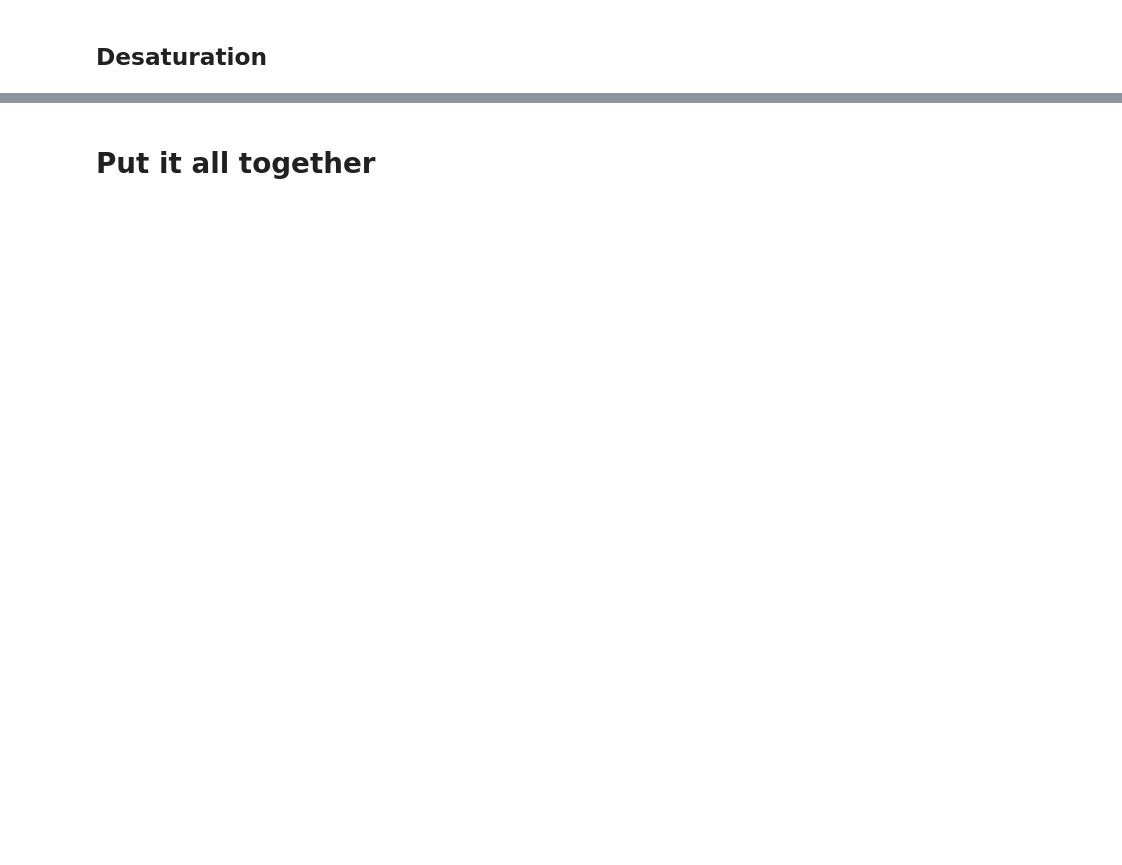
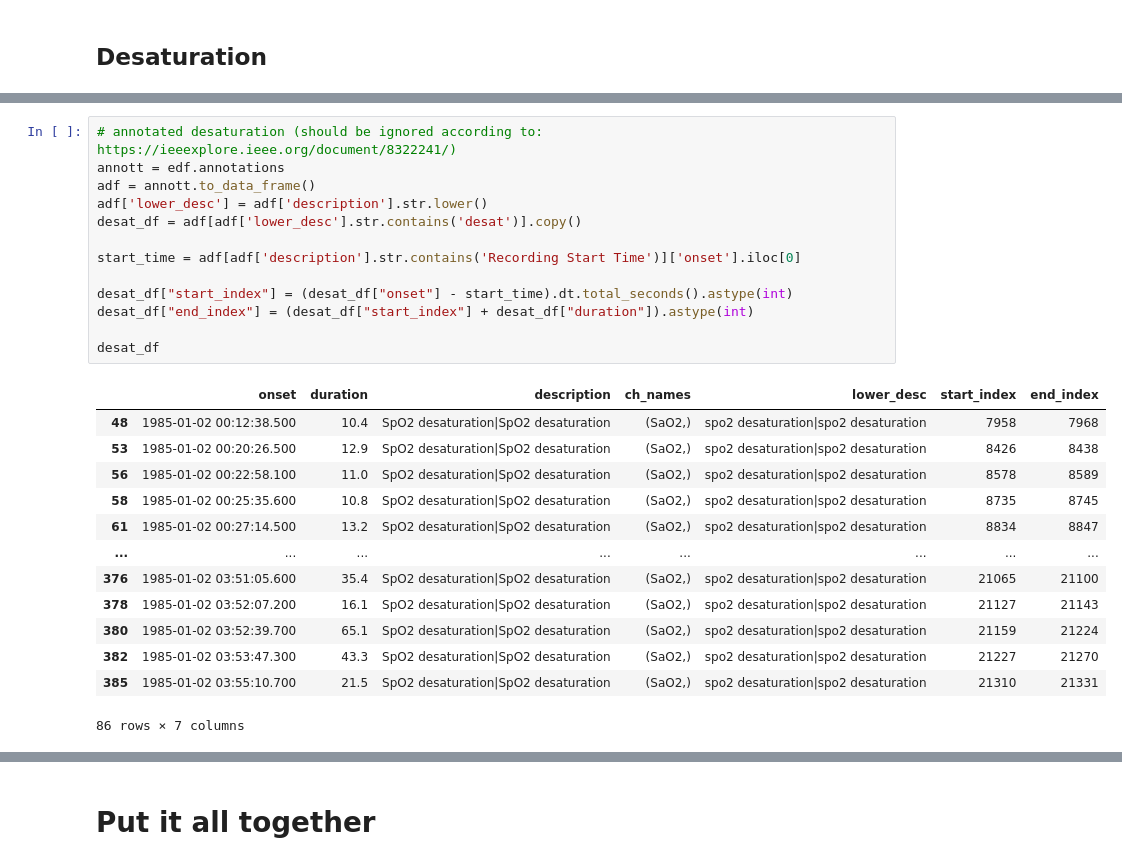
Before and after one commit to dattran-itrvn/Sleep-Apnea-Detection, a Jupyter notebook: prepare_data.ipynb, the cells around one changed output, grey strips where cells are left out. Drawn from its saved outputs; the diff is of its cells as text; blank space fills up the shorter version.

```diff
--- a/prepare_data.ipynb
+++ b/prepare_data.ipynb
@@ -246,3 +294,30 @@ events
+# %%
+# annotated desaturation (should be ignored according to: https://ieeexplore.ieee.org/document/8322241/)
+annott = edf.annotations
+adf = annott.to_data_frame()
+adf['lower_desc'] = adf['description'].str.lower()
+desat_df = adf[adf['lower_desc'].str.contains('desat')].copy()
+
+start_time = adf[adf['description'].str.contains('Recording Start Time')]['onset'].iloc[0]
+
+desat_df["start_index"] = (desat_df["onset"] - start_time).dt.total_seconds().astype(int)
+desat_df["end_index"] = (desat_df["start_index"] + desat_df["duration"]).astype(int)
+
+desat_df
+# %% [output]
+|  | onset | duration | description | ch_names | lower_desc | start_index | end_index |
+| 48 | 1985-01-02 00:12:38.500 | 10.4 | SpO2 desaturation|SpO2 desaturation | (SaO2,) | spo2 desaturation|spo2 desaturation | 7958 | 7968 |
+| 53 | 1985-01-02 00:20:26.500 | 12.9 | SpO2 desaturation|SpO2 desaturation | (SaO2,) | spo2 desaturation|spo2 desaturation | 8426 | 8438 |
+| 56 | 1985-01-02 00:22:58.100 | 11.0 | SpO2 desaturation|SpO2 desaturation | (SaO2,) | spo2 desaturation|spo2 desaturation | 8578 | 8589 |
+| 58 | 1985-01-02 00:25:35.600 | 10.8 | SpO2 desaturation|SpO2 desaturation | (SaO2,) | spo2 desaturation|spo2 desaturation | 8735 | 8745 |
+| 61 | 1985-01-02 00:27:14.500 | 13.2 | SpO2 desaturation|SpO2 desaturation | (SaO2,) | spo2 desaturation|spo2 desaturation | 8834 | 8847 |
+| ... | ... | ... | ... | ... | ... | ... | ... |
+| 376 | 1985-01-02 03:51:05.600 | 35.4 | SpO2 desaturation|SpO2 desaturation | (SaO2,) | spo2 desaturation|spo2 desaturation | 21065 | 21100 |
+| 378 | 1985-01-02 03:52:07.200 | 16.1 | SpO2 desaturation|SpO2 desaturation | (SaO2,) | spo2 desaturation|spo2 desaturation | 21127 | 21143 |
+| 380 | 1985-01-02 03:52:39.700 | 65.1 | SpO2 desaturation|SpO2 desaturation | (SaO2,) | spo2 desaturation|spo2 desaturation | 21159 | 21224 |
+| 382 | 1985-01-02 03:53:47.300 | 43.3 | SpO2 desaturation|SpO2 desaturation | (SaO2,) | spo2 desaturation|spo2 desaturation | 21227 | 21270 |
+| 385 | 1985-01-02 03:55:10.700 | 21.5 | SpO2 desaturation|SpO2 desaturation | (SaO2,) | spo2 desaturation|spo2 desaturation | 21310 | 21331 |
+86 rows × 7 columns
 # %%
 import plotly.graph_objects as go
 
```
Also changed, not shown: parts of 18 cells of this notebook.
